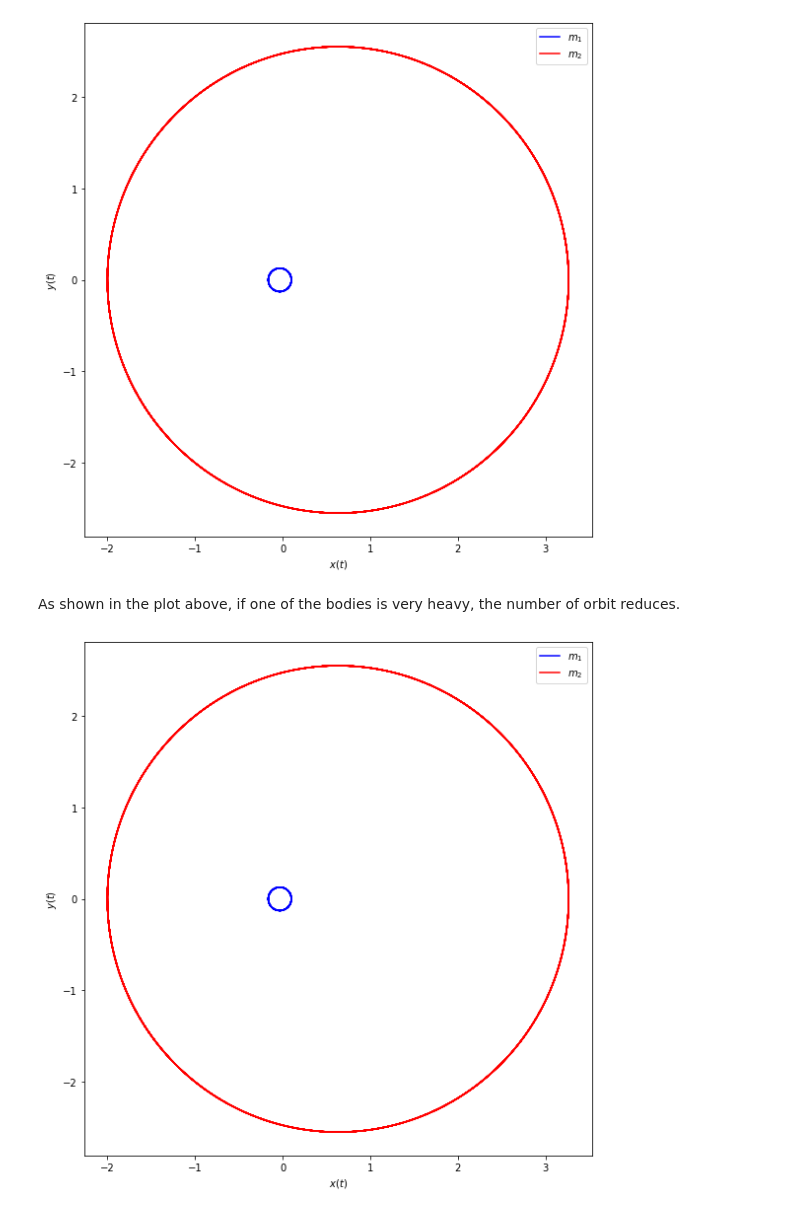
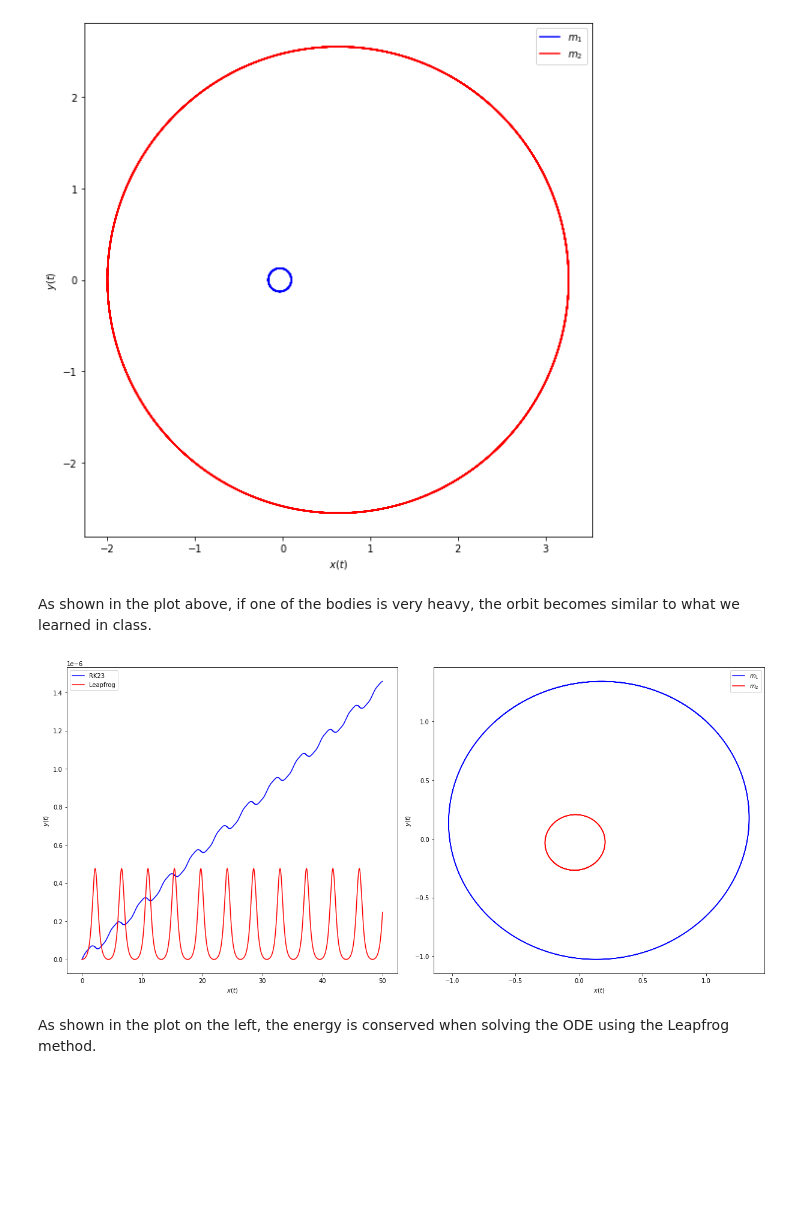
Before and after one commit to 54wedge/5300_final, a Jupyter notebook: Two_Body.ipynb, the cells around one changed output. Saved outputs shown, nothing was run; the diff lists cells and outputs as text; code cells hidden in the pictures; blank space fills up the shorter version.

Commit message:
Leapfrog energy conservation update

```diff
--- a/Two_Body.ipynb
+++ b/Two_Body.ipynb
@@ -143,6 +143,12 @@ class Two_Body:
             y2_dot[i+1] = y2_dot_half[i] + self.dy_dt(t,y)[7] * delta_t/2.
 
         return x1, x1_dot, x2, x2_dot, y1, y1_dot, y2, y2_dot
+
+    def energy(self, x1_0, x1_dot_0, x2_0, x2_dot_0,
+                     y1_0, y1_dot_0, y2_0, y2_dot_0):
+        r = np.sqrt((x1_0-x2_0)**2+(y1_0-y2_0)**2)
+        U = -(self.G*self.m1*self.m2)/r
+        return 1/2*self.m1*(x1_dot_0**2+y1_dot_0**2)+1/2*self.m2*(x2_dot_0**2+y2_dot_0**2)+U
 # %%
 def plot_y_vs_x(x, y, axis_labels=None, label=None, title=None,
                 color=None, linestyle=None, semilogy=False, loglog=False,
@@ -267,38 +274,78 @@ fig.savefig('two_body_heavy.png', bbox_inches='tight')
 # %% [output]
 [figure]
 # %% [markdown]
-As shown in the plot above, if one of the bodies is very heavy, the number of orbit reduces.
+As shown in the plot above, if one of the bodies is very heavy, the orbit becomes similar to what we learned in class.
+# %%
+# Common plotting time (generate the full time then use slices)
+t_start = 0.
+t_end = 50.
+delta_t = 0.001
+
+t_pts = np.arange(t_start, t_end+delta_t, delta_t)
+
+G = 1.
+m1 = 1.
+m2 = 5.
+
+# Instantiate a pendulum
+tb1 = Two_Body(G=G, m1=m1, m2=m2)
 # %%
 # both plots: same initial conditions
-x1_0 = 0.1
-x1_dot_0 = 0.
-y1_0 = 0.
-y1_dot_0 = 0.75
+x1_0 = 1.
+x1_dot_0 = -1.
+y1_0 = 1.
+y1_dot_0 = 1.
 
 x2_0 = -(m1/m2)*x1_0
 x2_dot_0 = -(m1/m2)*x1_dot_0
 y2_0 = -(m1/m2)*y1_0
 y2_dot_0 = -(m1/m2)*y1_dot_0
 
-x1, x1_dot, x2, x2_dot, y1, y1_dot, y2, y2_dot = tb1.solve_ode_Leapfrog(t_pts,
+x1, x1_dot, x2, x2_dot, y1, y1_dot, y2, y2_dot = tb1.solve_ode(t_pts, x1_0, x1_dot_0, x2_0, x2_dot_0,
+                                                                      y1_0, y1_dot_0, y2_0, y2_dot_0)
+
+x1_LF, x1_dot_LF, x2_LF, x2_dot_LF, y1_LF, y1_dot_LF, y2_LF, y2_dot_LF = tb1.solve_ode_Leapfrog(t_pts,
                                                                         x1_0, x1_dot_0, x2_0, x2_dot_0,
                                                                         y1_0, y1_dot_0, y2_0, y2_dot_0)
 
+E_total = tb1.energy(x1, x1_dot, x2, x2_dot, y1, y1_dot, y2, y2_dot)
+E_total_0 = E_total[0]
+E_delta = np.fabs((E_total-E_total_0)/E_total_0)
+
+E_total_LF = tb1.energy(x1_LF, x1_dot_LF, x2_LF, x2_dot_LF, y1_LF, y1_dot_LF, y2_LF, y2_dot_LF)
+E_total_LF_0 = E_total_LF[0]
+E_delta_LF = np.fabs((E_total_LF-E_total_LF_0)/E_total_LF_0)
+
 # start the plot!
-fig = plt.figure(figsize=(8,8))
-ax_a = fig.add_subplot(1,1,1)
+fig = plt.figure(figsize=(17,8))
+ax_a = fig.add_subplot(1,2,1)
+
+start, stop = start_stop_indices(t_pts, 0., 50.)
+plot_y_vs_x(t_pts[start : stop], E_delta[start : stop],
+            axis_labels=(r'$x(t)$', r'$y(t)$'),
+            color='blue',
+            label=r'RK23',
+            ax=ax_a)
+plot_y_vs_x(t_pts[start : stop], E_delta_LF[start : stop],
+            color='red',
+            label=r'Leapfrog',
+            ax=ax_a)
+
+ax_b = fig.add_subplot(1,2,2)
 
 start, stop = start_stop_indices(t_pts, 0., 10.)
-plot_y_vs_x(x1[start : stop], y1[start : stop],
+plot_y_vs_x(x1_LF[start : stop], y1_LF[start : stop],
             axis_labels=(r'$x(t)$', r'$y(t)$'),
             color='blue',
             label=r'$m_1$',
-            ax=ax_a)
-plot_y_vs_x(x2[start : stop], y2[start : stop],
+            ax=ax_b)
+plot_y_vs_x(x2_LF[start : stop], y2_LF[start : stop],
             color='red',
             label=r'$m_2$',
-            ax=ax_a)
+            ax=ax_b)
 
 fig.tight_layout()
 # %% [output]
-[figure, old version]
+[figure, new version]
+# %% [markdown]
+As shown in the plot on the left, the energy is conserved when solving the ODE using the Leapfrog method.
```
Also changed, not shown: parts of 1 cell of this notebook.
